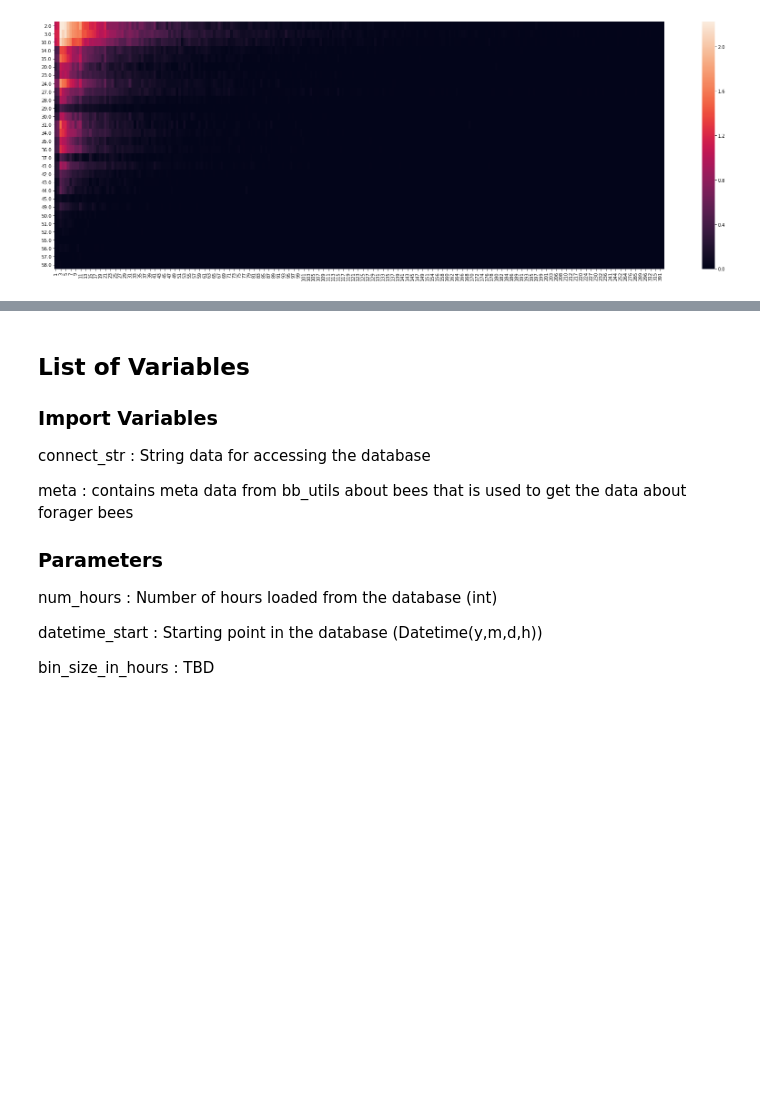
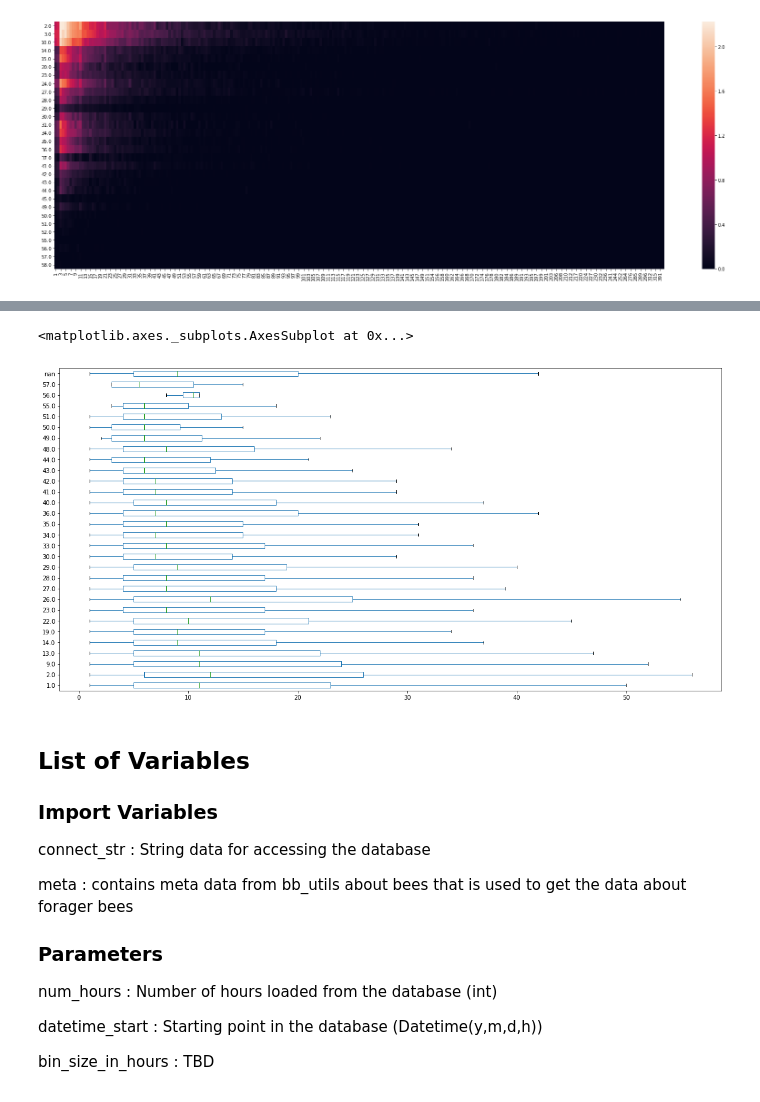
Before and after one commit to janek/Beesbook-life, a Jupyter notebook: MAIN_NOTEBOOK.ipynb, the cells around one changed output, grey strips where cells are left out. Cells and saved outputs as stored; diff of their text form; code cells hidden in the pictures; blank space fills up the shorter version.

```diff
--- a/MAIN_NOTEBOOK.ipynb
+++ b/MAIN_NOTEBOOK.ipynb
@@ -507,3 +486,8 @@ TypeError: ("'list' object is not callable", 'occurred at index 0')
+# %%
+boxplot_df.plot.box(sym="", figsize=(20,10),vert=False)
+# %% [output]
+<matplotlib.axes._subplots.AxesSubplot at 0x...>
+[figure, added]
 # %% [markdown]
 ## List of Variables
 
```
Also changed, not shown: parts of 6 cells of this notebook, 1 other file.
